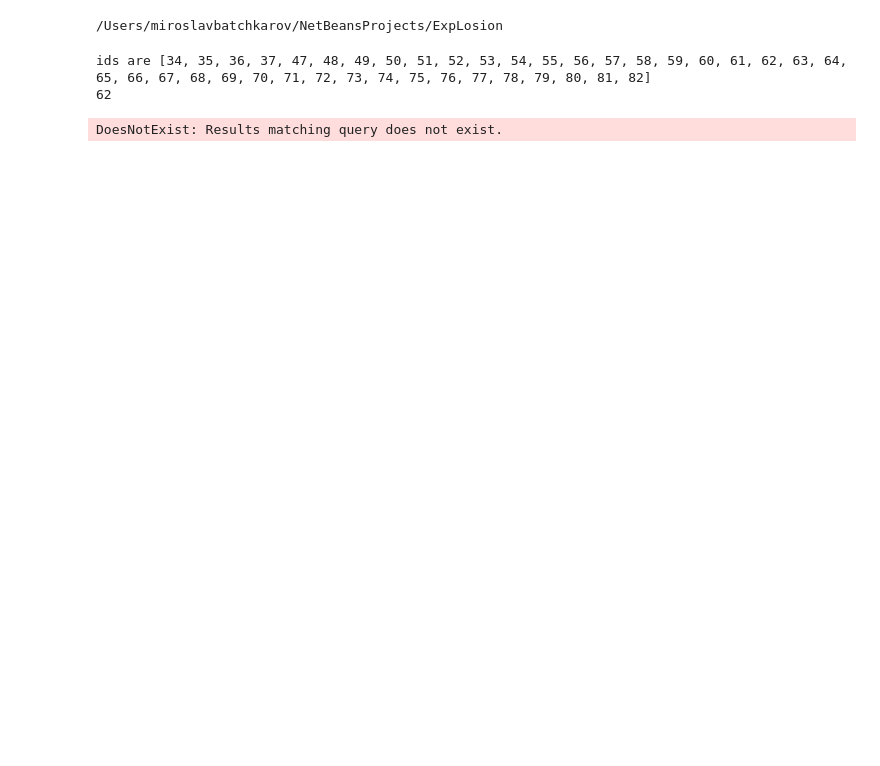
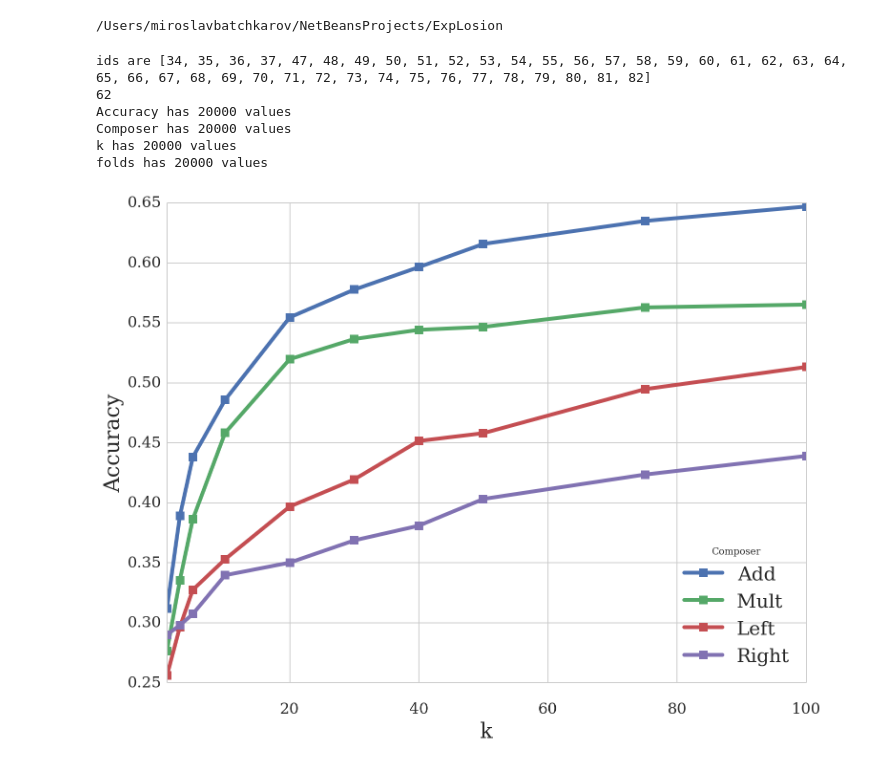
Before and after one commit to mbatchkarov/ExpLosion, a Jupyter notebook: notebooks/effect_of_k_parameter.ipynb, the cells around one changed output. Saved outputs shown, nothing was run; the diff lists cells and outputs as text; code cells hidden in the pictures; blank space fills up the shorter version.

```diff
--- a/notebooks/effect_of_k_parameter.ipynb
+++ b/notebooks/effect_of_k_parameter.ipynb
@@ -28,18 +28,24 @@ def get_exp_ids_for_varying_k(corpus='amazon_grouped-tagged'):
 # %%
 experiments = get_exp_ids_for_varying_k()
 ids = [e.id for e in experiments if e.expansions.entries_of is None]
 print('ids are', ids)
 print(ids[19])
 
 df = dataframe_from_exp_ids(ids, {'k':'expansions__k',
                                   'Composer':'expansions__vectors__composer'}).convert_objects(convert_numeric=True)
-grid = sns.factorplot(x='k', y='Accuracy', data=df, hue='Composer',
-                      kind='point');
+sns.tsplot(time='k', value='Accuracy', data=df,
+           condition='Composer', unit='folds',
+#            err_style='unit_points',
+           marker='s', linewidth=4);
 plt.savefig('plot-w2v_effect-of-k.pdf', format='pdf', dpi=300)
 # %% [output]
 ids are [34, 35, 36, 37, 47, 48, 49, 50, 51, 52, 53, 54, 55, 56, 57, 58, 59, 60, 61, 62, 63, 64, 65, 66, 67, 68, 69, 70, 71, 72, 73, 74, 75, 76, 77, 78, 79, 80, 81, 82]
 62
+Accuracy has 20000 values
+Composer has 20000 values
+k has 20000 values
+folds has 20000 values
-DoesNotExist: Results matching query does not exist.
+[figure, added]
 # %%
 def f1(x):
     return '%1.2f' % x
```
Also changed, not shown: parts of 3 cells of this notebook, 7 other files.
